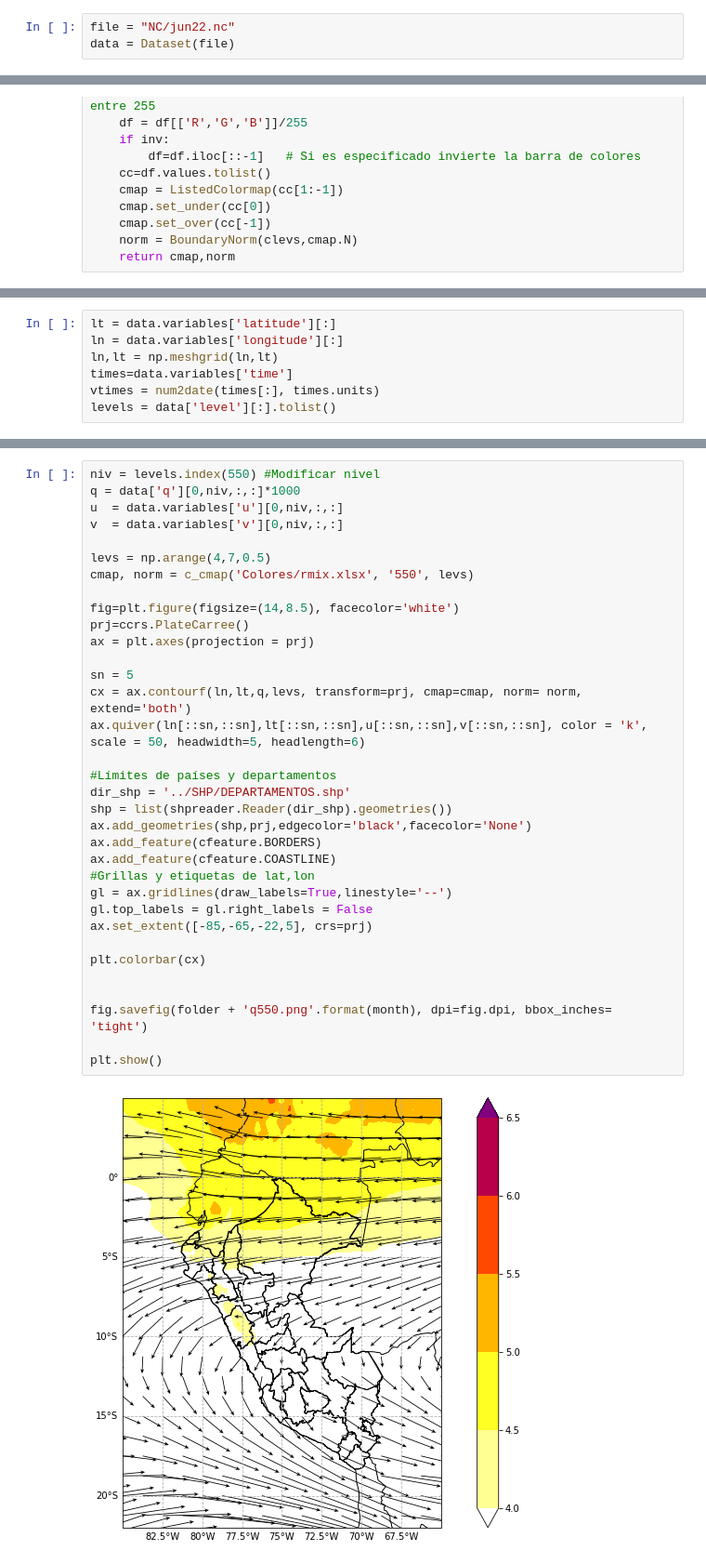
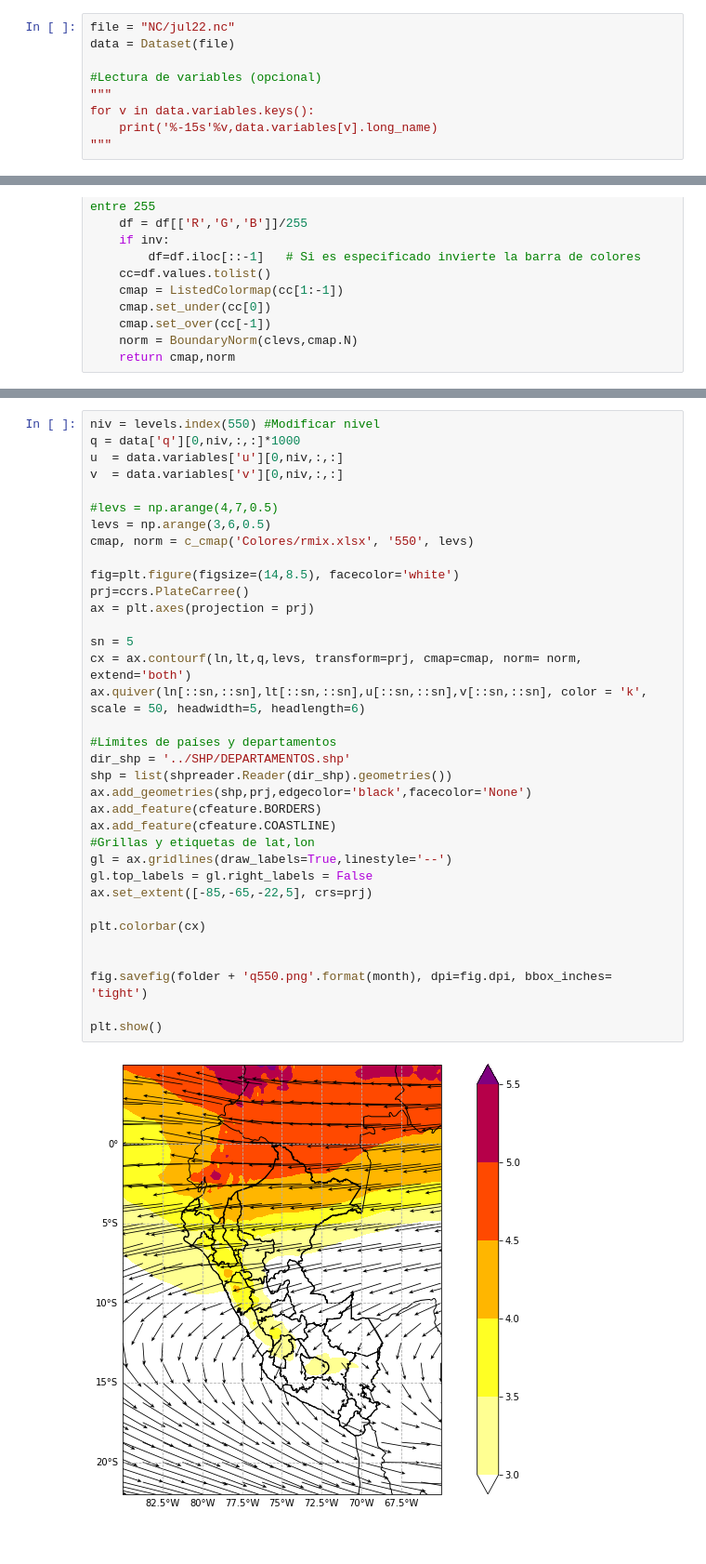
Before and after one commit to rosepb28/ERA5, a Jupyter notebook: era5.ipynb, the cells around one changed output, grey strips where cells are left out. Shown at 93% size. Saved outputs shown, nothing was run; the diff lists cells and outputs as text.

```diff
--- a/era5.ipynb
+++ b/era5.ipynb
@@ -62,3 +60,9 @@ Result(content_length=27113056,content_type=application/x-netcdf,location=https:
 # %%
-file = "NC/jun22.nc"
+file = "NC/jul22.nc"
 data = Dataset(file)
+
+#Lectura de variables (opcional)
+"""
+for v in data.variables.keys():
+    print('%-15s'%v,data.variables[v].long_name)
+"""
@@ -134,8 +142 @@ plt.show()
-# %%
-lt = data.variables['latitude'][:]
-ln = data.variables['longitude'][:]
-ln,lt = np.meshgrid(ln,lt)
-times=data.variables['time']
-vtimes = num2date(times[:], times.units)
-levels = data['level'][:].tolist()
 # %% [markdown]
@@ -227,34 +226,35 @@ q = data['q'][0,niv,:,:]*1000
 u  = data.variables['u'][0,niv,:,:]
 v  = data.variables['v'][0,niv,:,:]
 
-levs = np.arange(4,7,0.5)
+#levs = np.arange(4,7,0.5)
+levs = np.arange(3,6,0.5)
 cmap, norm = c_cmap('Colores/rmix.xlsx', '550', levs)
 
 fig=plt.figure(figsize=(14,8.5), facecolor='white')
 prj=ccrs.PlateCarree()
 ax = plt.axes(projection = prj)
 
 sn = 5
 cx = ax.contourf(ln,lt,q,levs, transform=prj, cmap=cmap, norm= norm, extend='both')
 ax.quiver(ln[::sn,::sn],lt[::sn,::sn],u[::sn,::sn],v[::sn,::sn], color = 'k', scale = 50, headwidth=5, headlength=6)
 
 #Límites de países y departamentos
 dir_shp = '../SHP/DEPARTAMENTOS.shp'
 shp = list(shpreader.Reader(dir_shp).geometries())
 ax.add_geometries(shp,prj,edgecolor='black',facecolor='None')
 ax.add_feature(cfeature.BORDERS)
 ax.add_feature(cfeature.COASTLINE)
 #Grillas y etiquetas de lat,lon
 gl = ax.gridlines(draw_labels=True,linestyle='--')
 gl.top_labels = gl.right_labels = False
 ax.set_extent([-85,-65,-22,5], crs=prj)
 
 plt.colorbar(cx)
 
 
 fig.savefig(folder + 'q550.png'.format(month), dpi=fig.dpi, bbox_inches= 'tight')
 
 plt.show()
 # %% [output]
-[figure, old version]
+[figure, new version]
 # %% [markdown]
```
Also changed, not shown: parts of 24 cells of this notebook, 6 other files.
